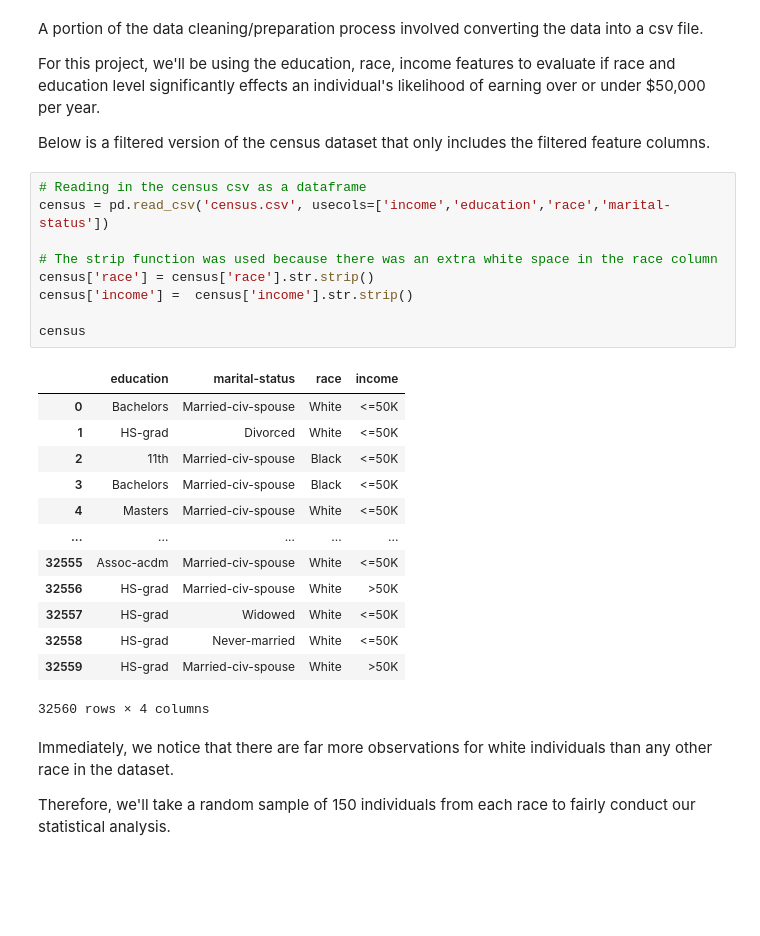
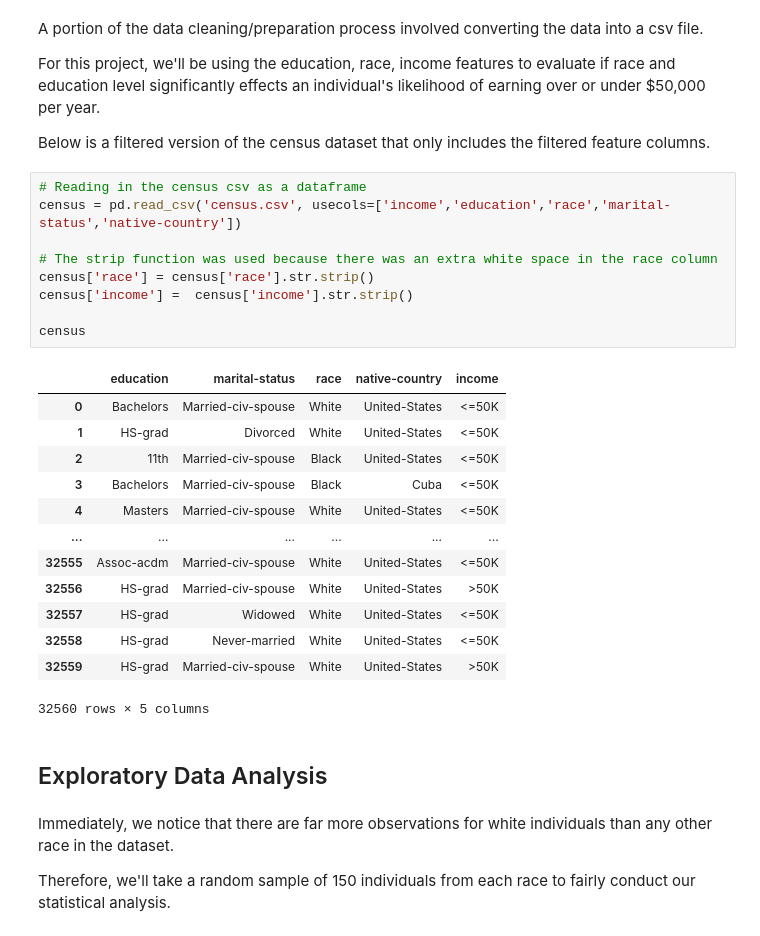
Before and after one commit to arin-deloatch/Census-Final-Project, a Jupyter notebook: src/census.ipynb, the cells around one changed output. Saved outputs shown, nothing was run; the diff lists cells and outputs as text; blank space fills up the shorter version.

```diff
--- a/src/census.ipynb
+++ b/src/census.ipynb
@@ -19,27 +19,29 @@ For this project, we'll be using the education, race, income features to evaluat
 Below is a filtered version of the census dataset that only includes the filtered feature columns.<br>
 # %%
 # Reading in the census csv as a dataframe
-census = pd.read_csv('census.csv', usecols=['income','education','race','marital-status'])
+census = pd.read_csv('census.csv', usecols=['income','education','race','marital-status','native-country'])
 
 # The strip function was used because there was an extra white space in the race column
 census['race'] = census['race'].str.strip()
 census['income'] =  census['income'].str.strip()
 
 census
 # %% [output]
-|  | education | marital-status | race | income |
-| 0 | Bachelors | Married-civ-spouse | White | <=50K |
-| 1 | HS-grad | Divorced | White | <=50K |
-| 2 | 11th | Married-civ-spouse | Black | <=50K |
-| 3 | Bachelors | Married-civ-spouse | Black | <=50K |
-| 4 | Masters | Married-civ-spouse | White | <=50K |
-| ... | ... | ... | ... | ... |
-| 32555 | Assoc-acdm | Married-civ-spouse | White | <=50K |
-| 32556 | HS-grad | Married-civ-spouse | White | >50K |
-| 32557 | HS-grad | Widowed | White | <=50K |
-| 32558 | HS-grad | Never-married | White | <=50K |
-| 32559 | HS-grad | Married-civ-spouse | White | >50K |
+|  | education | marital-status | race | native-country | income |
+| 0 | Bachelors | Married-civ-spouse | White | United-States | <=50K |
+| 1 | HS-grad | Divorced | White | United-States | <=50K |
+| 2 | 11th | Married-civ-spouse | Black | United-States | <=50K |
+| 3 | Bachelors | Married-civ-spouse | Black | Cuba | <=50K |
+| 4 | Masters | Married-civ-spouse | White | United-States | <=50K |
+| ... | ... | ... | ... | ... | ... |
+| 32555 | Assoc-acdm | Married-civ-spouse | White | United-States | <=50K |
+| 32556 | HS-grad | Married-civ-spouse | White | United-States | >50K |
+| 32557 | HS-grad | Widowed | White | United-States | <=50K |
+| 32558 | HS-grad | Never-married | White | United-States | <=50K |
+| 32559 | HS-grad | Married-civ-spouse | White | United-States | >50K |
-32560 rows × 4 columns
+32560 rows × 5 columns
+# %% [markdown]
+## Exploratory Data Analysis
 # %% [markdown]
 Immediately, we notice that there are far more observations for white individuals than any other race in the dataset. <br>
 
```
Also changed, not shown: parts of 4 cells of this notebook.
